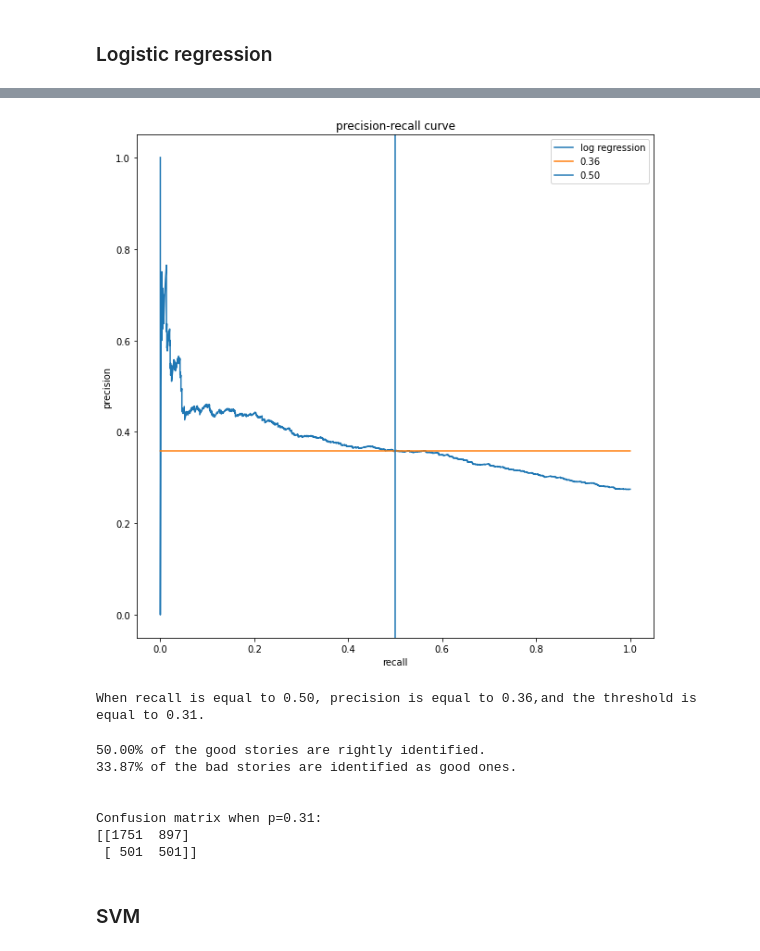
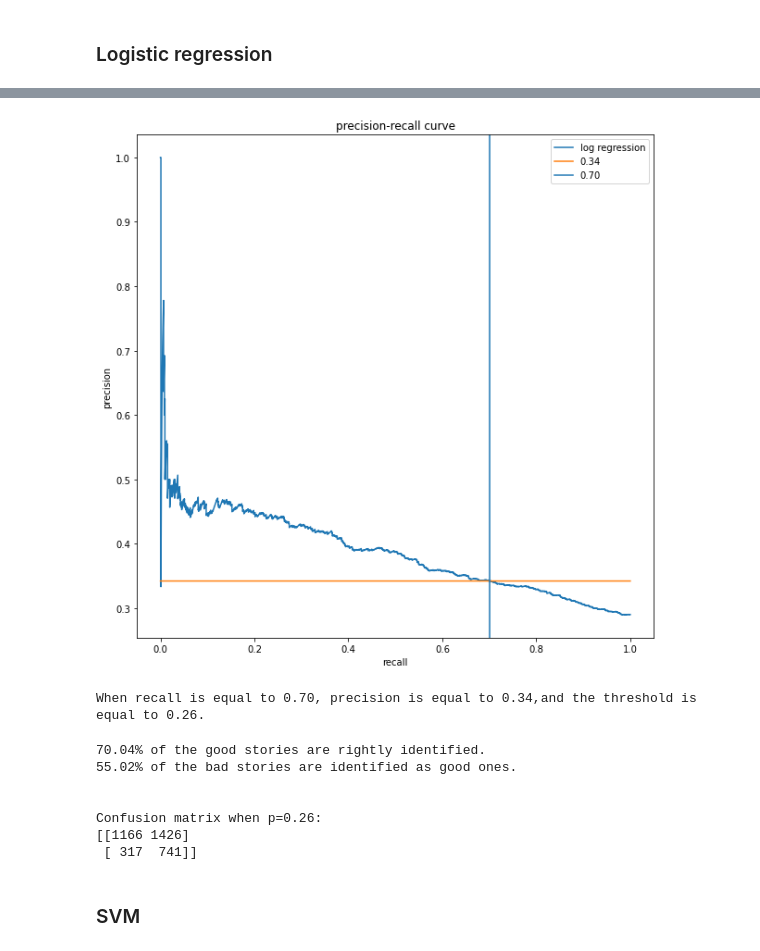
Before and after one commit to batyaamericus/OncUponTim, a Jupyter notebook: ML_classification_good_bad.ipynb, the cells around one changed output, grey strips where cells are left out. Drawn from its saved outputs; the diff is of its cells as text; code cells hidden in the pictures.

```diff
--- a/ML_classification_good_bad.ipynb
+++ b/ML_classification_good_bad.ipynb
@@ -89,7 +98,7 @@ y = bn.transform(df[[target]])
 # %%
-# log transform
+# log transform for relevant distributions
 for var_to_log in ['sent_avg_length', 'num_unique_words', 'emotion_love']:
-  X[var_to_log] = X[var_to_log].apply(np.log1p)
+    X_gen[var_to_log] = X_gen[var_to_log].apply(np.log1p)
 # %% [output]
 A value is trying to be set on a copy of a slice from a DataFrame.
 Try using .loc[row_indexer,col_indexer] = value instead
@@ -101,19 +132,20 @@ from sklearn.model_selection import train_test_split
 
 test_size = 20/100
 
-X_train, X_test, y_train, y_test = train_test_split(X, y,
+X_train_gen, X_test_gen, y_train, y_test = train_test_split(X_gen, y,
                                                     test_size=test_size,
-                                                    random_state=42)
-X_train.shape, X_test.shape, y_train.shape, y_test.shape
+                                                    random_state=42,
+                                                   stratify=y)
+X_train_gen.shape, X_test_gen.shape, y_train.shape, y_test.shape
 # %% [output]
 ((14598, 67), (3650, 67), (14598, 1), (3650, 1))
 # %%
 # feature scaling
 from sklearn.preprocessing import StandardScaler
 scaler = StandardScaler()
-X_train = pd.DataFrame(scaler.fit_transform(X_train), columns=X_train.columns)
-X_test = pd.DataFrame(scaler.transform(X_test), columns=X_train.columns)
+X_train_gen = pd.DataFrame(scaler.fit_transform(X_train_gen), columns=X_train_gen.columns)
+X_test_gen = pd.DataFrame(scaler.transform(X_test_gen), columns=X_train_gen.columns)
 
-X_train.shape, X_test.shape
+X_train_gen.shape, X_test_gen.shape
 # %% [output]
 ((14598, 67), (3650, 67))
@@ -222,6 +257,6 @@ def conf_matrix(model, threshold_proba, X_test, y_test):
 ### Logistic regression
 # %%
 clf_log = display_model_results(LogisticRegression(),
-                      X_train, X_test, y_train, y_test,
+                      X_train_gen, X_test_gen, y_train, y_test,
                       'Log regression')
 # %% [output]
@@ -250,19 +281,19 @@ Confusion matrix:
 # %%
 recall_value = 0.7 # chose wanted recall value
-p_threshold = play_with_threshold(recall_value, y_test, clf_log, 'log regression')
+p_threshold = play_with_threshold(recall_value, X_test_gen, y_test, clf_log, 'log regression')
 # %% [output]
-[figure, old version]
+[figure, new version]
-When recall is equal to 0.50, precision is equal to 0.36,and the threshold is equal to 0.31.
+When recall is equal to 0.70, precision is equal to 0.34,and the threshold is equal to 0.26.
 # %%
-conf_matrix(clf_log, p_threshold, X_test, y_test)
+conf_matrix(clf_log, p_threshold, X_test_gen, y_test)
 # %% [output]
-50.00% of the good stories are rightly identified.
-33.87% of the bad stories are identified as good ones.
+70.04% of the good stories are rightly identified.
+55.02% of the bad stories are identified as good ones.
 
 
-Confusion matrix when p=0.31:
-[[1751  897]
- [ 501  501]]
+Confusion matrix when p=0.26:
+[[1166 1426]
+ [ 317  741]]
 # %% [markdown]
 ### SVM
 # %%
```
Also changed, not shown: parts of 75 cells of this notebook.
